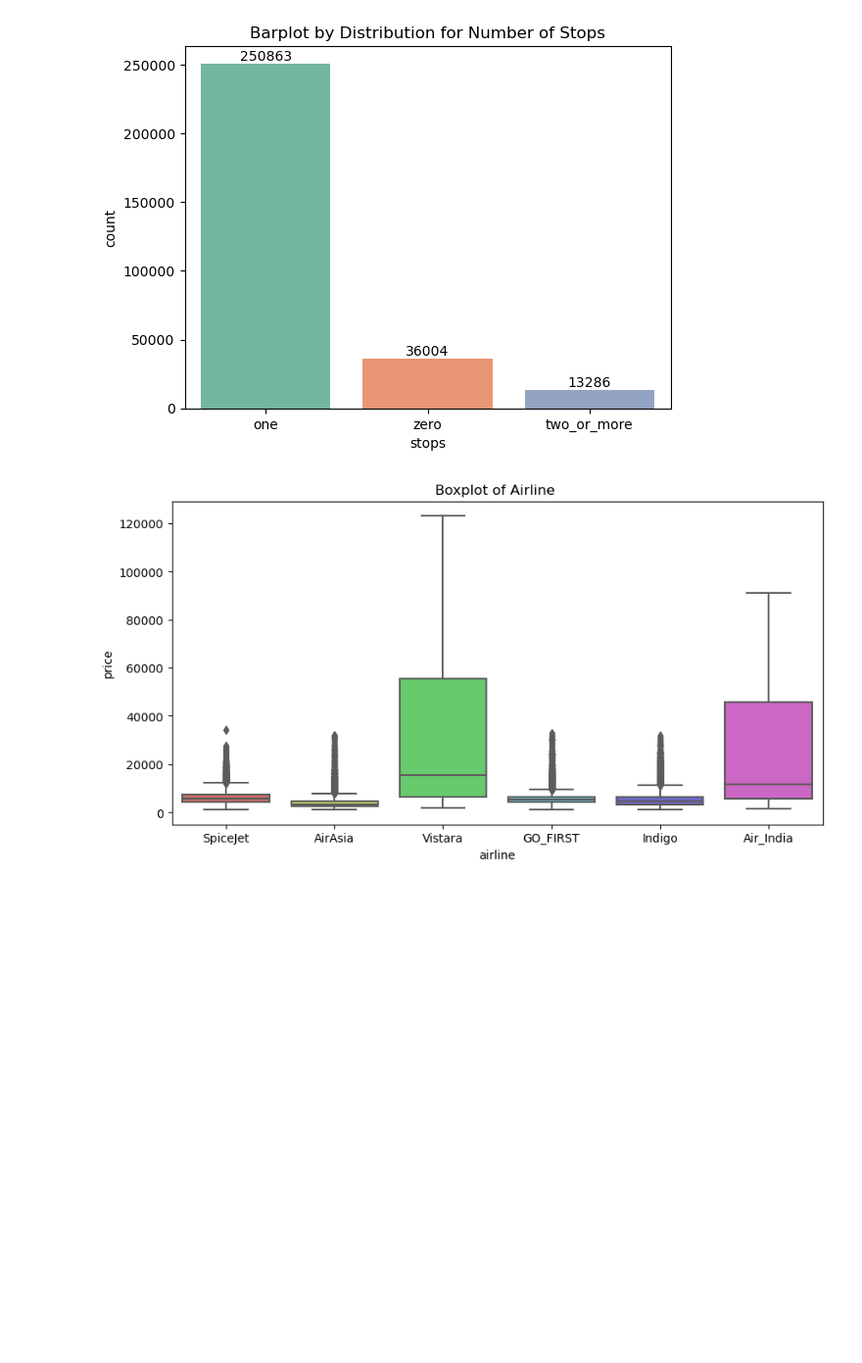
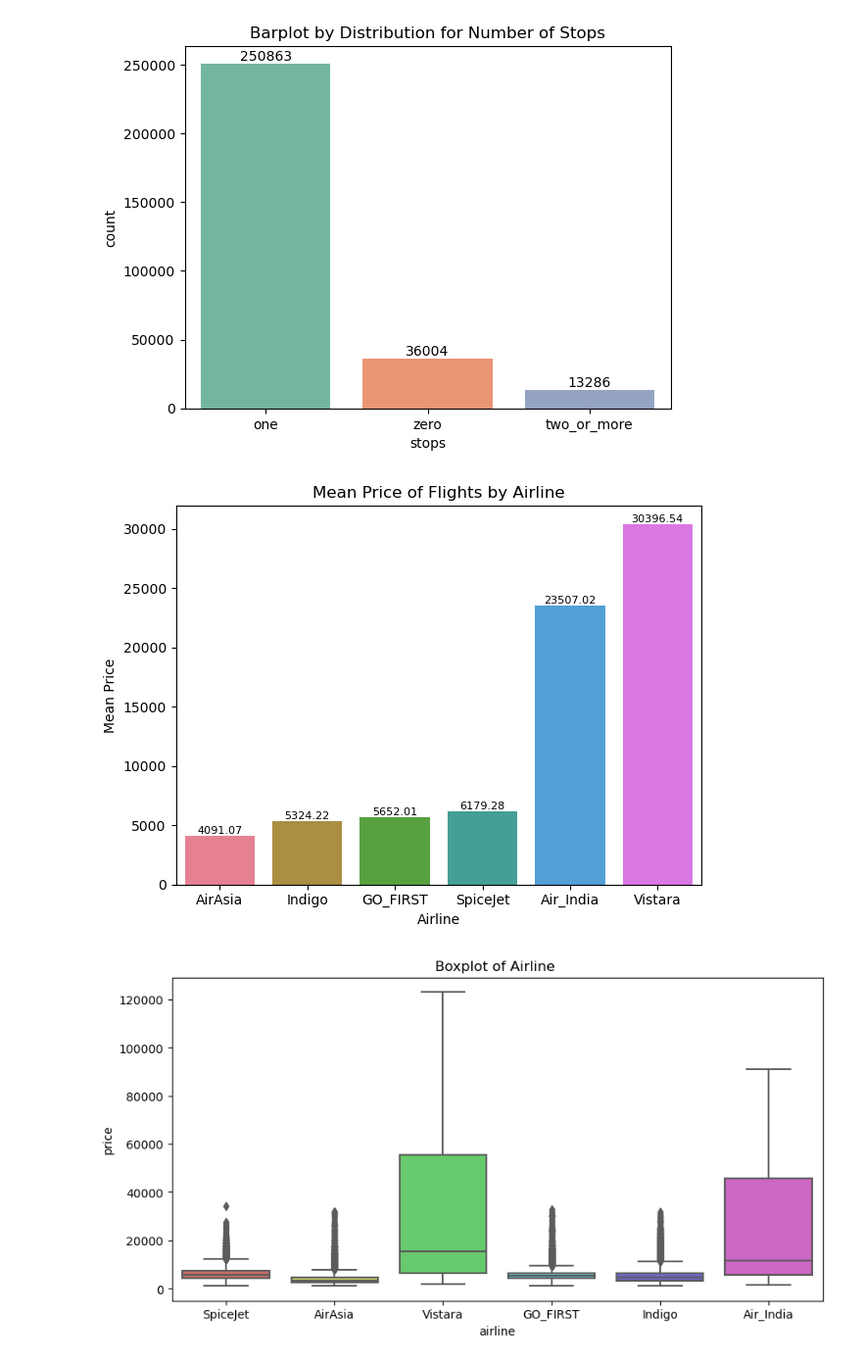
Before and after one commit to Aarzooj/CS343-Machine-Learning-Project, a Jupyter notebook: ML_midreport_EDA.ipynb, the cells around one changed output. Shown at 98% size. Drawn from its saved outputs; the diff is of its cells as text; code cells hidden in the pictures; blank space fills up the shorter version.

```diff
--- a/ML_midreport_EDA.ipynb
+++ b/ML_midreport_EDA.ipynb
@@ -148,6 +156,20 @@ plt.title('Barplot by Distribution for Number of Stops')
 plt.show()
 # %% [output]
 [figure]
+# %%
+mean_price = df.groupby('airline')['price'].mean().reset_index()
+mean_price = mean_price.sort_values(by='price',ascending = True)
+ax = sns.barplot(x='airline', y='price', data=mean_price,palette = 'husl')
+
+plt.title('Mean Price of Flights by Airline')
+plt.xlabel('Airline')
+plt.ylabel('Mean Price')
+
+ax.bar_label(ax.containers[0], fmt='%.2f', fontsize=8)
+plt.tight_layout()
+plt.show()
+# %% [output]
+[figure, added]
 # %%
 plt.figure(figsize=(10, 5))
 sns.boxplot(x=df['airline'], y="price", data=df, palette = 'hls')
```
Also changed, not shown: parts of 16 cells of this notebook.
